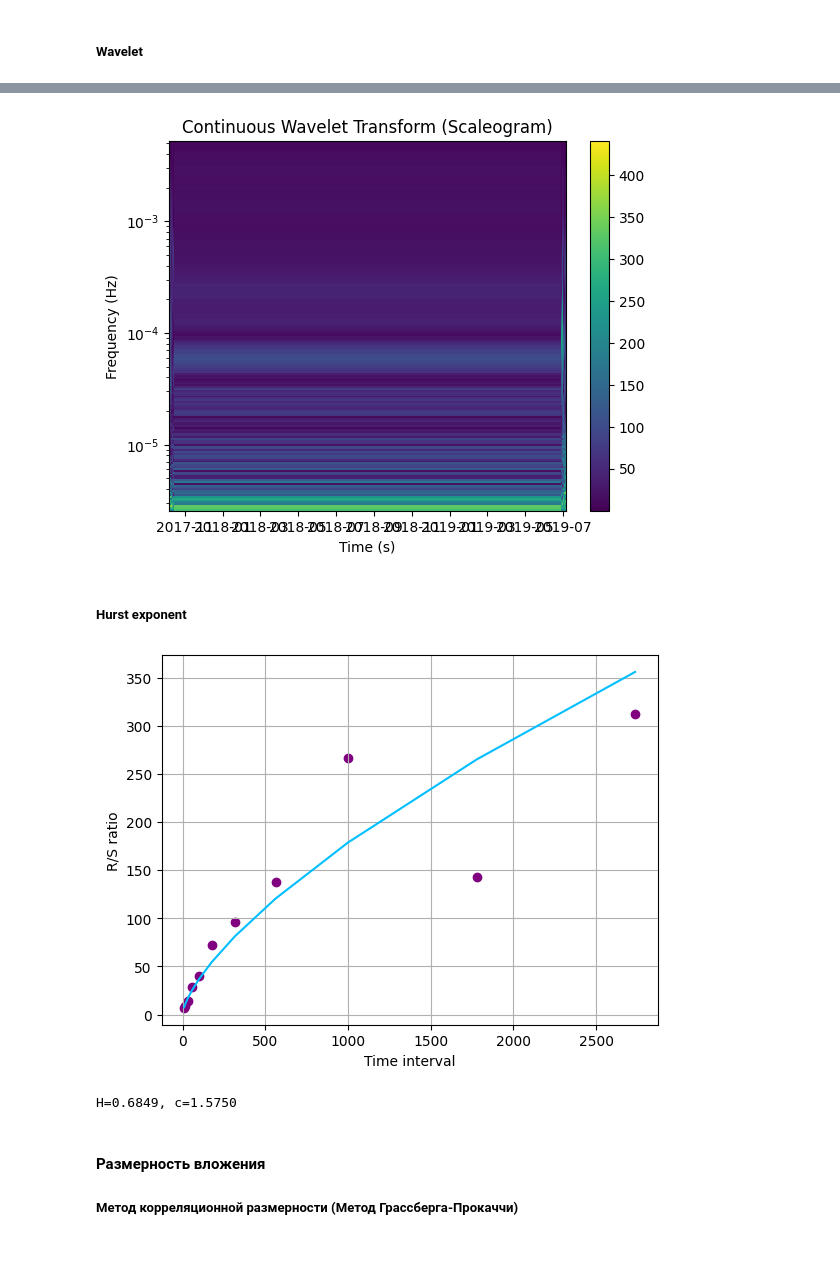
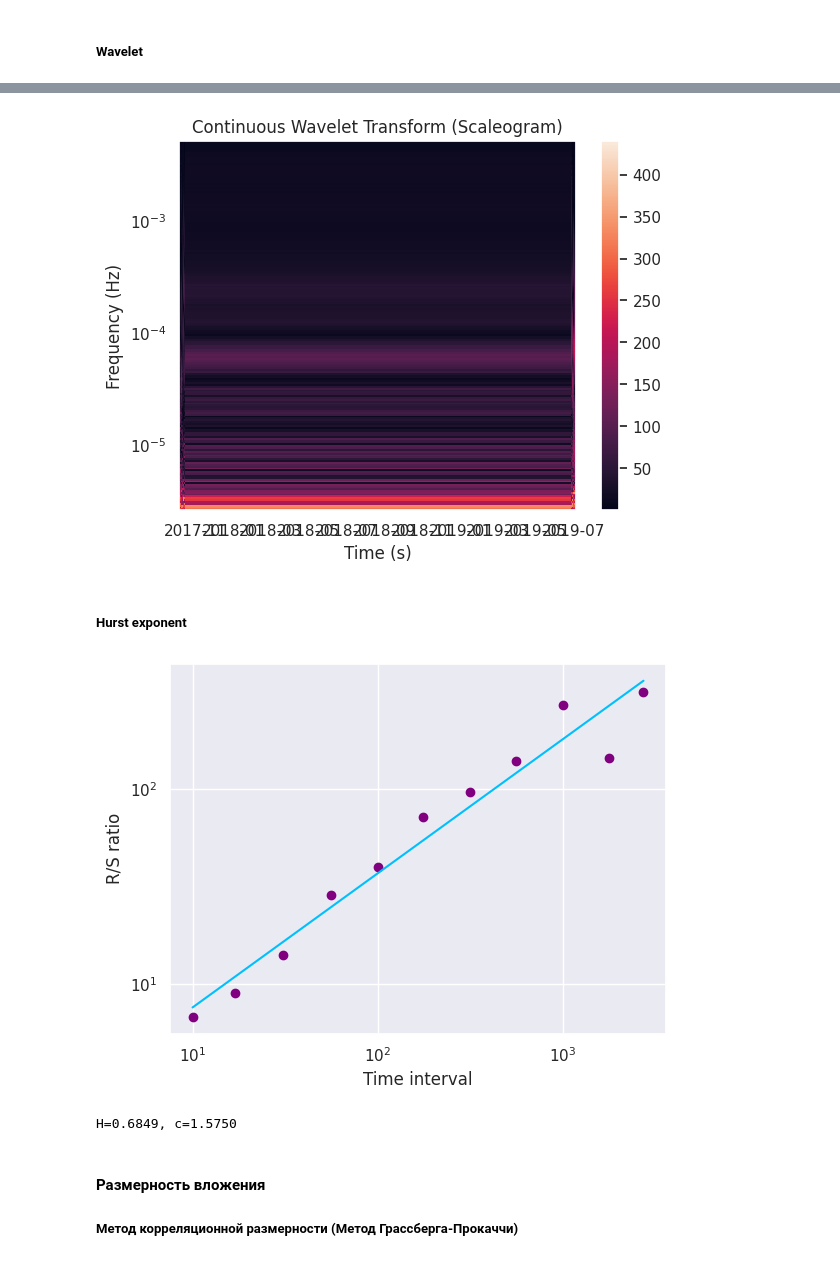
Before and after one commit to Felecort/TDA_Uni, a Jupyter notebook: src/0_topology-child-mind-institute.ipynb, the cells around one changed output, grey strips where cells are left out. Drawn from its saved outputs; the diff is of its cells as text; code cells hidden in the pictures.

```diff
--- a/src/0_topology-child-mind-institute.ipynb
+++ b/src/0_topology-child-mind-institute.ipynb
@@ -25,6 +25,9 @@ import pandas as pd
 import matplotlib.pyplot as plt
 import pylab
 
+from pytisean.embedding import false_nearest
+
+import seaborn as sns
 
 import pywt
 import matplotlib.gridspec as gridspec
@@ -33,6 +36,7 @@ from tqdm import tqdm
 import warnings
 
 warnings.simplefilter(action='ignore', category=FutureWarning)
+sns.set_theme()
 # %%
 PATH = Path("../data")
 # %% [markdown]
@@ -148,30 +149,30 @@ wavelet = "cgau3"
 # ['cgau1', 'cgau2', 'cgau3', 'cgau4', 'cgau5', 'cgau6', 'cgau7', 'cgau8', 'cmor', 'fbsp', 'gaus1', 'gaus2', 'gaus3', 'gaus4', 'gaus5', 'gaus6', 'gaus7', 'gaus8', 'mexh', 'morl', 'shan']
 plot_wavelet(data=anglez_series, scales=scales, wavelet=wavelet, sampling_period=sampling_period)
 # %% [output]
-[figure, old version]
+[figure, new version]
 # %% [markdown]
 ##### Hurst exponent
 # %%
 from hurst import compute_Hc
 
 # Evaluate Hurst equation
 series = anglez_series + abs(anglez_series.min()) + 1e-6
 H, c, data = compute_Hc(series, kind='price', )
 
 # Plot
 f, ax = plt.subplots()
 ax.plot(data[0], c*data[0]**H, color="deepskyblue")
 ax.scatter(data[0], data[1], color="purple")
-# ax.set_xscale('log')
-# ax.set_yscale('log')
+ax.set_xscale('log')
+ax.set_yscale('log')
 ax.set_xlabel('Time interval')
 ax.set_ylabel('R/S ratio')
 ax.grid(True)
 plt.show()
 
 print("H={:.4f}, c={:.4f}".format(H,c))
 # %% [output]
-[figure, old version]
+[figure, new version]
 H=0.6849, c=1.5750
 # %% [markdown]
 
```
Also changed, not shown: parts of 10 cells of this notebook.
